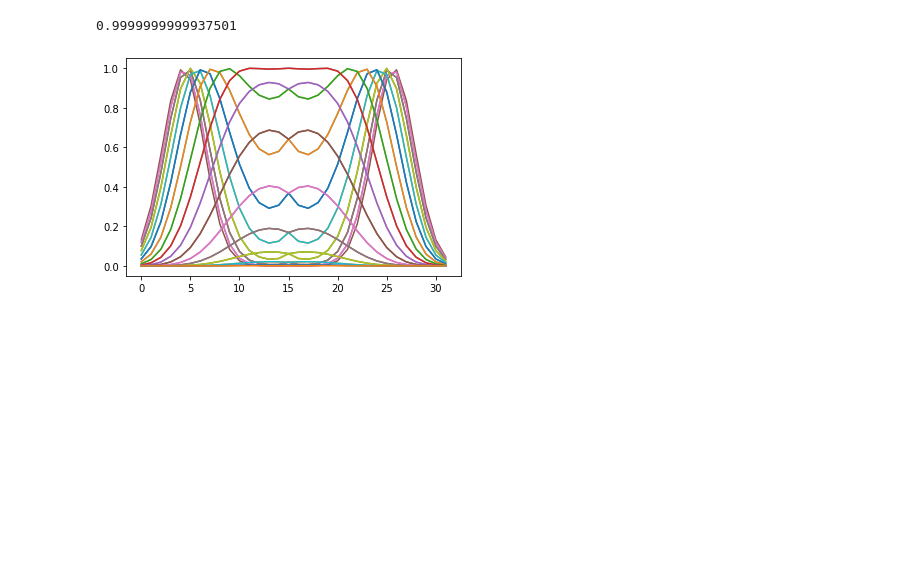
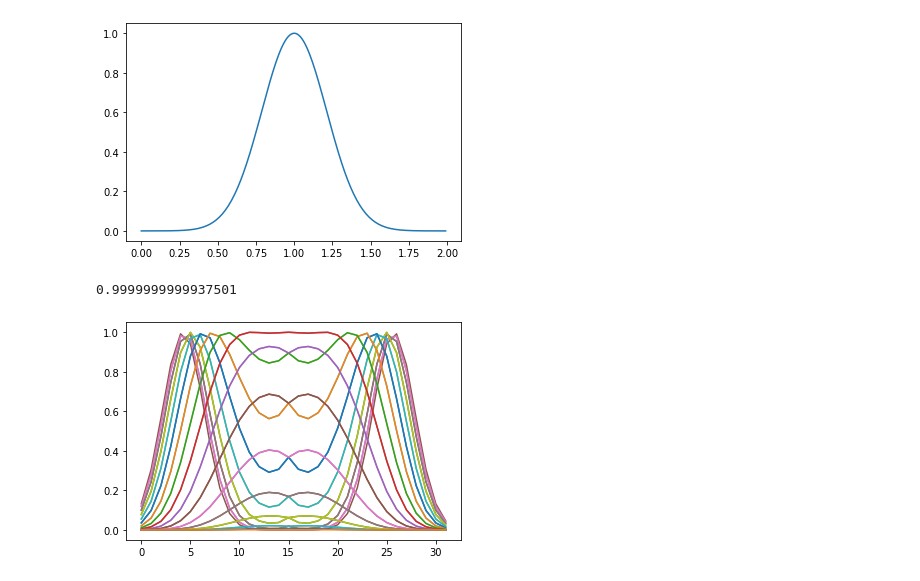
Before and after one commit to Bloomistell/DGBaN, a Jupyter notebook: test.ipynb, the cells around one changed output. Drawn from its saved outputs; the diff is of its cells as text; code cells hidden in the pictures; blank space fills up the shorter version.

```diff
--- a/test.ipynb
+++ b/test.ipynb
@@ -13,3 +57,10 @@ from mpl_toolkits.mplot3d import axes3d
+# %%
+val = np.arange(0, 2, 0.01)
+distr = np.exp(-(val - 1)**2 / 0.3**2)
+plt.plot(val, distr)
+plt.show()
+# %% [output]
+[figure, added]
 # %%
 data_gen = pattern_randomized_ring_dataset()
 features, imgs = data_gen.generate_dataset(640, test_return=True)
```
Also changed, not shown: parts of 7 cells of this notebook, 5 other files.
